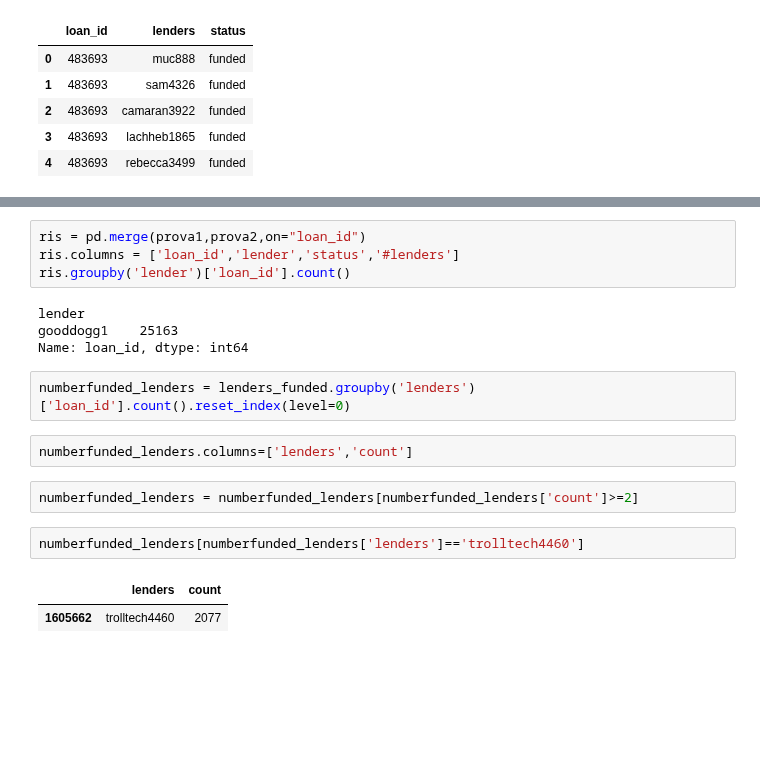
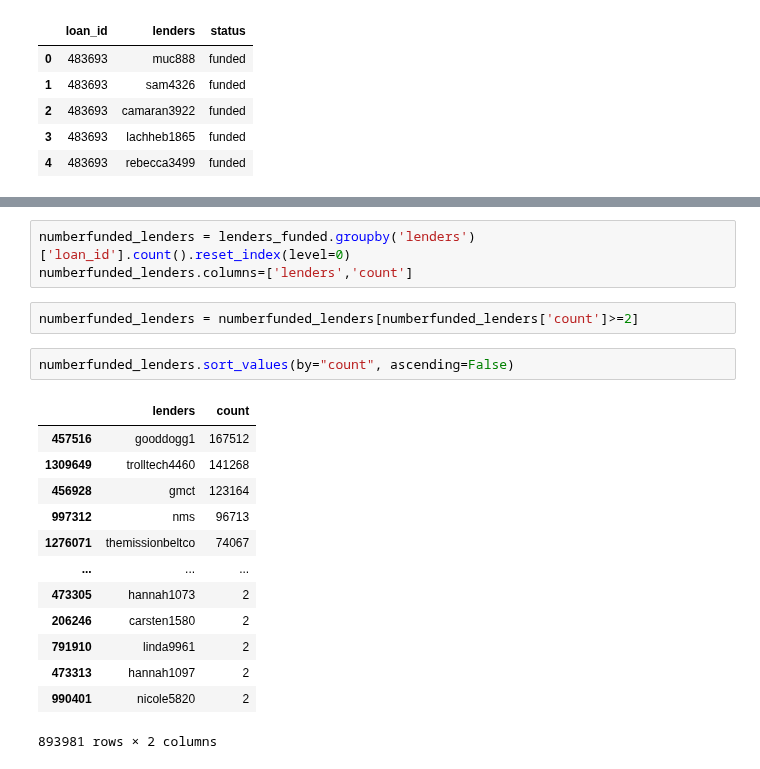
Before and after one commit to gaveter/Project_cs, a Jupyter notebook: Project.ipynb, the cells around one changed output, grey strips where cells are left out. Drawn from its saved outputs; the diff is of its cells as text; blank space fills up the shorter version.

Commit message:
third task modified (fixed problem lenders with space)

```diff
--- a/Project.ipynb
+++ b/Project.ipynb
@@ -203,19 +219,21 @@ prova2.head()
-# %%
-ris = pd.merge(prova1,prova2,on="loan_id")
-ris.columns = ['loan_id','lender','status','#lenders']
-ris.groupby('lender')['loan_id'].count()
-# %% [output]
-lender
-gooddogg1    25163
-Name: loan_id, dtype: int64
 # %%
 numberfunded_lenders = lenders_funded.groupby('lenders')['loan_id'].count().reset_index(level=0)
+numberfunded_lenders.columns=['lenders','count']
-# %%
-numberfunded_lenders.columns=['lenders','count']
 # %%
 numberfunded_lenders = numberfunded_lenders[numberfunded_lenders['count']>=2]
-# %%
-numberfunded_lenders[numberfunded_lenders['lenders']=='trolltech4460']
-# %% [output]
-|  | lenders | count |
-| 1605662 | trolltech4460 | 2077 |
+# %%
+numberfunded_lenders.sort_values(by="count", ascending=False)
+# %% [output]
+|  | lenders | count |
+| 457516 | gooddogg1 | 167512 |
+| 1309649 | trolltech4460 | 141268 |
+| 456928 | gmct | 123164 |
+| 997312 | nms | 96713 |
+| 1276071 | themissionbeltco | 74067 |
+| ... | ... | ... |
+| 473305 | hannah1073 | 2 |
+| 206246 | carsten1580 | 2 |
+| 791910 | linda9961 | 2 |
+| 473313 | hannah1097 | 2 |
+| 990401 | nicole5820 | 2 |
+893981 rows × 2 columns
```
Also changed, not shown: parts of 12 cells of this notebook.
